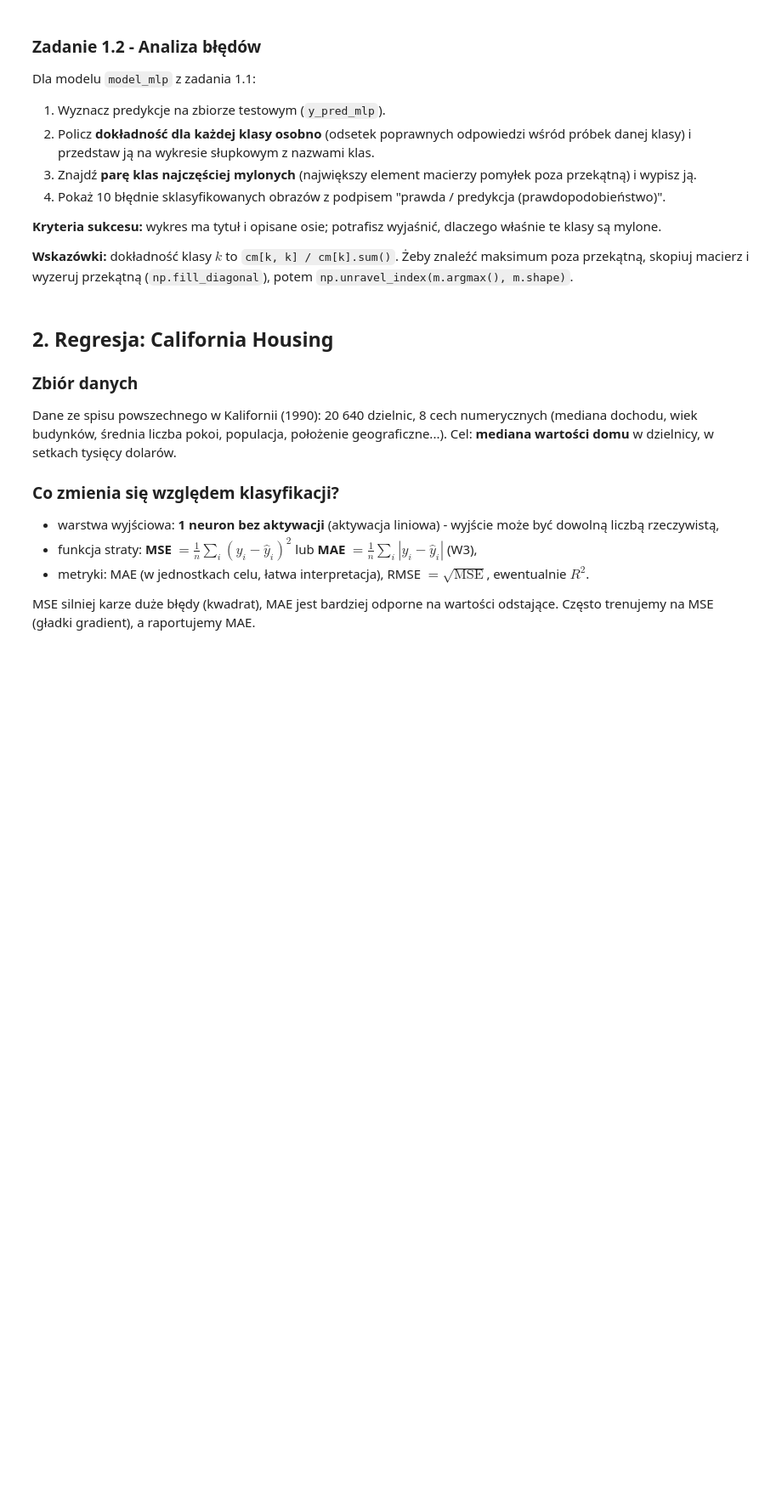
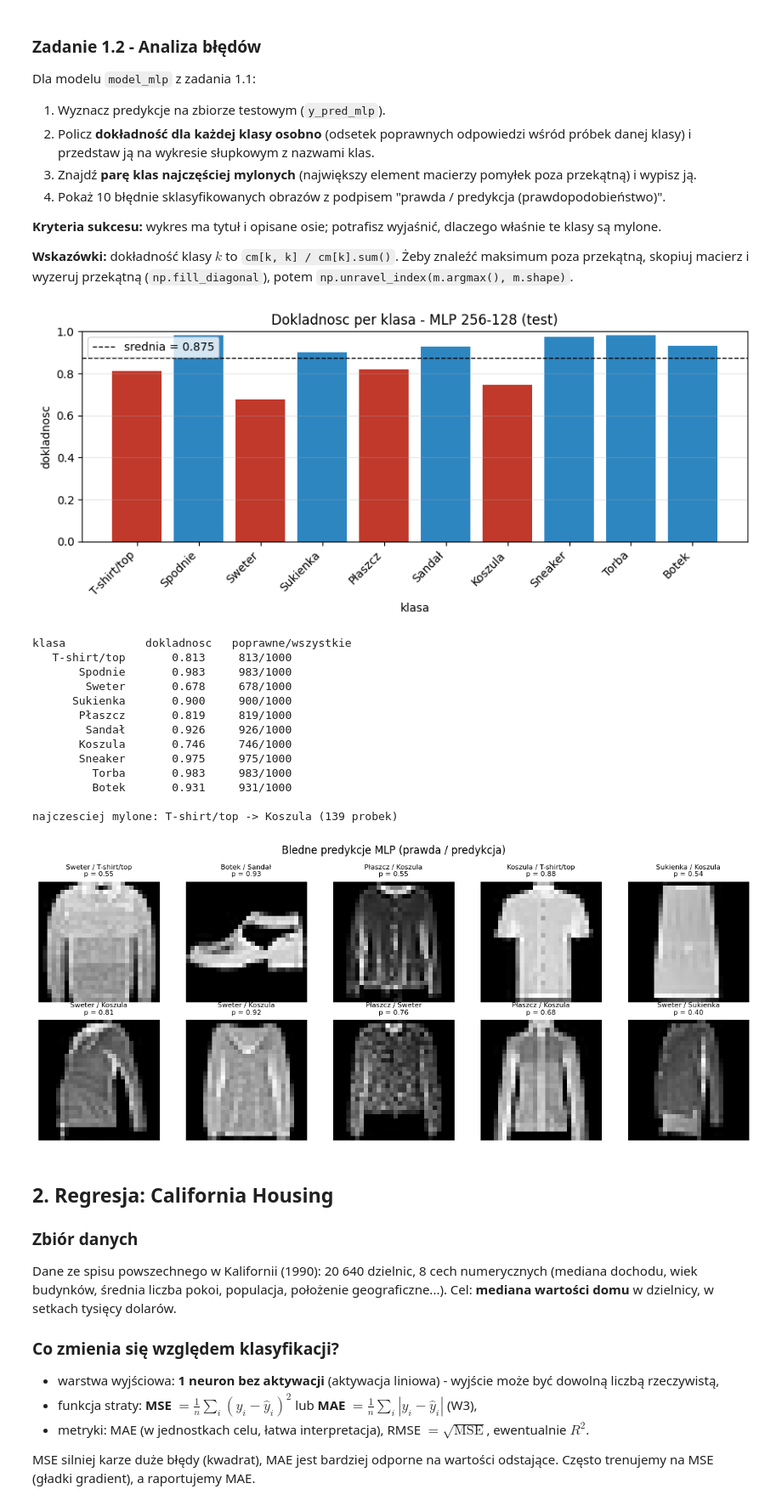
Before and after one commit to RJC2001/Uczenie-g-bokie-i-jego-zastosowania, a Jupyter notebook: 88274_LAB/Lab03_Keras_klasyfikacja_regresja.ipynb, the cells around one changed output. Shown at 85% size. Drawn from its saved outputs; the diff is of its cells as text; code cells hidden in the pictures; blank space fills up the shorter version.

```diff
--- a/88274_LAB/Lab03_Keras_klasyfikacja_regresja.ipynb
+++ b/88274_LAB/Lab03_Keras_klasyfikacja_regresja.ipynb
@@ -290,7 +423,62 @@ Dla modelu `model_mlp` z zadania 1.1:
 
 **Wskazówki:** dokładność klasy $k$ to `cm[k, k] / cm[k].sum()`. Żeby znaleźć maksimum poza przekątną, skopiuj macierz i wyzeruj przekątną (`np.fill_diagonal`), potem `np.unravel_index(m.argmax(), m.shape)`.
 # %%
-# TODO: uzupełnij - predykcje, dokładność per klasa, najczęściej mylona para, przykłady błędów
+# 1. Predykcje na zbiorze testowym
+proby_mlp = model_mlp.predict(x_test, verbose=0)    # (n, 10) prawdopodobienstwa
+y_pred_mlp = proby_mlp.argmax(axis=1)              # klasa o najwiekszym p
+
+# 2. Dokladnosc per klasa: cm[k, k] / suma wiersza k
+cm_mlp = confusion_matrix(y_test, y_pred_mlp, labels=range(10))
+acc_klas = cm_mlp.diagonal() / cm_mlp.sum(axis=1)
+
+fig, ax = plt.subplots(figsize=(9, 4))
+kolory = ["#c0392b" if a < acc_mlp else "#2e86c1" for a in acc_klas]
+ax.bar(range(10), acc_klas, color=kolory)
+ax.axhline(acc_mlp, color="black", ls="--", lw=1, label=f"srednia = {acc_mlp:.3f}")
+ax.set_xticks(range(10))
+ax.set_xticklabels(NAZWY_KLAS, rotation=45, ha="right")
+ax.set_xlabel("klasa"); ax.set_ylabel("dokladnosc")
+ax.set_ylim(0, 1.0)
+ax.set_title("Dokladnosc per klasa - MLP 256-128 (test)")
+ax.legend(); ax.grid(axis="y", alpha=0.3)
+plt.tight_layout(); plt.show()
+
+print("klasa            dokladnosc   poprawne/wszystkie")
+for k in range(10):
+    print(f"{NAZWY_KLAS[k]:>14}   {acc_klas[k]:9.3f}   {cm_mlp[k, k]:5d}/{cm_mlp[k].sum():<5d}")
+
+# 3. Najczesciej mylona para = maksimum poza przekatna
+m = cm_mlp.copy()
+np.fill_diagonal(m, 0)
+i, j = np.unravel_index(m.argmax(), m.shape)
+print(f"\nnajczesciej mylone: {NAZWY_KLAS[i]} -> {NAZWY_KLAS[j]} ({m[i, j]} probek)")
+
+# 4. Dziesiec blednie sklasyfikowanych obrazow
+bledy = np.where(y_pred_mlp != y_test)[0][:10]
+fig, axes = plt.subplots(2, 5, figsize=(12, 5))
+for ax, idx in zip(axes.flat, bledy):
+    ax.imshow(x_test[idx], cmap="gray")
+    ax.set_title(f"{NAZWY_KLAS[y_test[idx]]} / {NAZWY_KLAS[y_pred_mlp[idx]]}\n"
+                 f"p = {proby_mlp[idx, y_pred_mlp[idx]]:.2f}", fontsize=8)
+    ax.axis("off")
+fig.suptitle("Bledne predykcje MLP (prawda / predykcja)")
+plt.tight_layout(); plt.show()
+# %% [output]
+[figure, added]
+klasa            dokladnosc   poprawne/wszystkie
+   T-shirt/top       0.813     813/1000
+       Spodnie       0.983     983/1000
+        Sweter       0.678     678/1000
+      Sukienka       0.900     900/1000
+       Płaszcz       0.819     819/1000
+        Sandał       0.926     926/1000
+       Koszula       0.746     746/1000
+       Sneaker       0.975     975/1000
+         Torba       0.983     983/1000
+         Botek       0.931     931/1000
+
+najczesciej mylone: T-shirt/top -> Koszula (139 probek)
+[figure, added]
 # %% [markdown]
 ## 2. Regresja: California Housing
 
```
Also changed, not shown: parts of 27 cells of this notebook, 21 other files.
